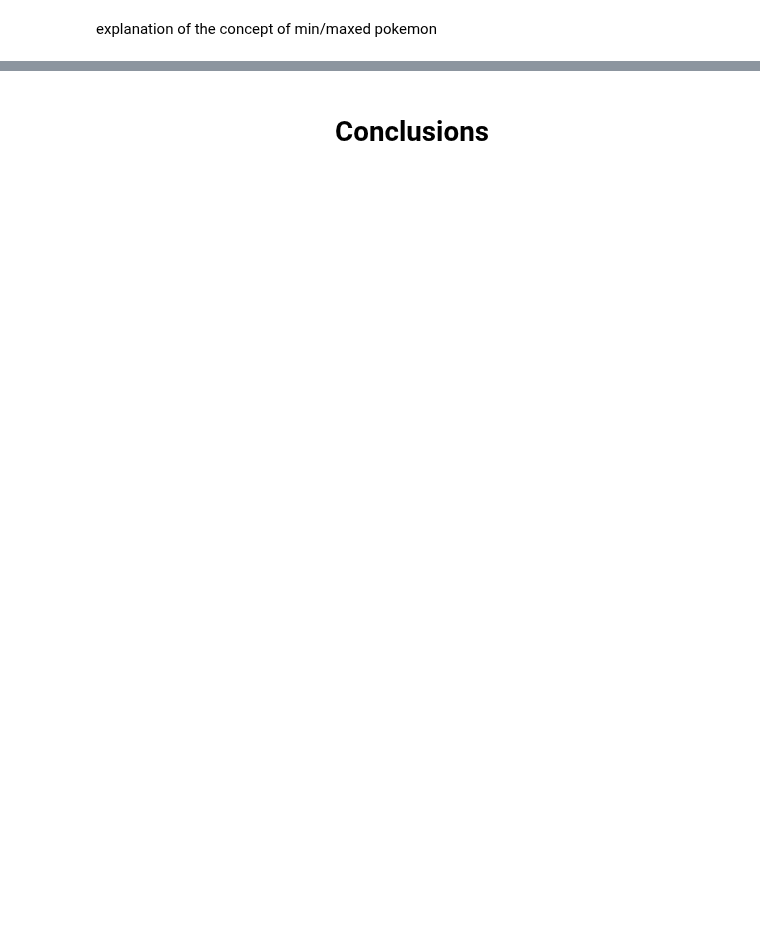
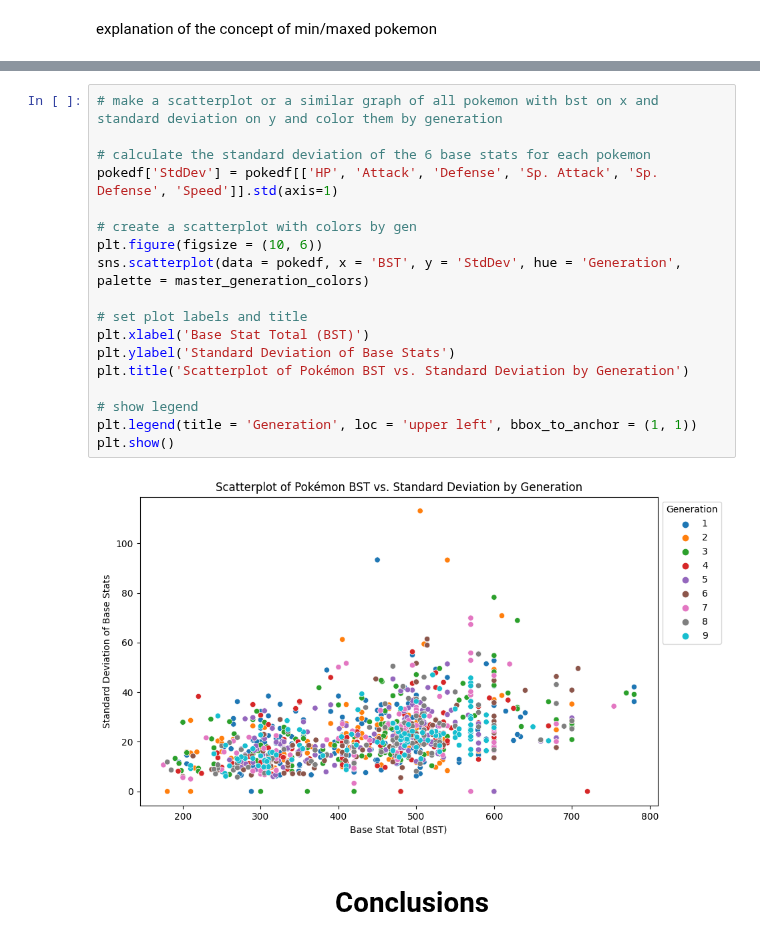
Before and after one commit to AryanSunkersett/Pokemon-Powercreep-EDA, a Jupyter notebook: pokemon-powercreep-eda.ipynb, the cells around one changed output, grey strips where cells are left out. Saved outputs shown, nothing was run; the diff lists cells and outputs as text; blank space fills up the shorter version.

```diff
--- a/pokemon-powercreep-eda.ipynb
+++ b/pokemon-powercreep-eda.ipynb
@@ -445,2 +499,22 @@ plt.show()
+# %%
+# make a scatterplot or a similar graph of all pokemon with bst on x and standard deviation on y and color them by generation
+
+# calculate the standard deviation of the 6 base stats for each pokemon
+pokedf['StdDev'] = pokedf[['HP', 'Attack', 'Defense', 'Sp. Attack', 'Sp. Defense', 'Speed']].std(axis=1)
+
+# create a scatterplot with colors by gen
+plt.figure(figsize = (10, 6))
+sns.scatterplot(data = pokedf, x = 'BST', y = 'StdDev', hue = 'Generation', palette = master_generation_colors)
+
+# set plot labels and title
+plt.xlabel('Base Stat Total (BST)')
+plt.ylabel('Standard Deviation of Base Stats')
+plt.title('Scatterplot of Pokémon BST vs. Standard Deviation by Generation')
+
+# show legend
+plt.legend(title = 'Generation', loc = 'upper left', bbox_to_anchor = (1, 1))
+plt.show()
+# %% [output]
+[figure, added]
 # %% [markdown]
 ## <h1 style="text-align: center;">Conclusions</h1>
```
Also changed, not shown: parts of 16 cells of this notebook.
